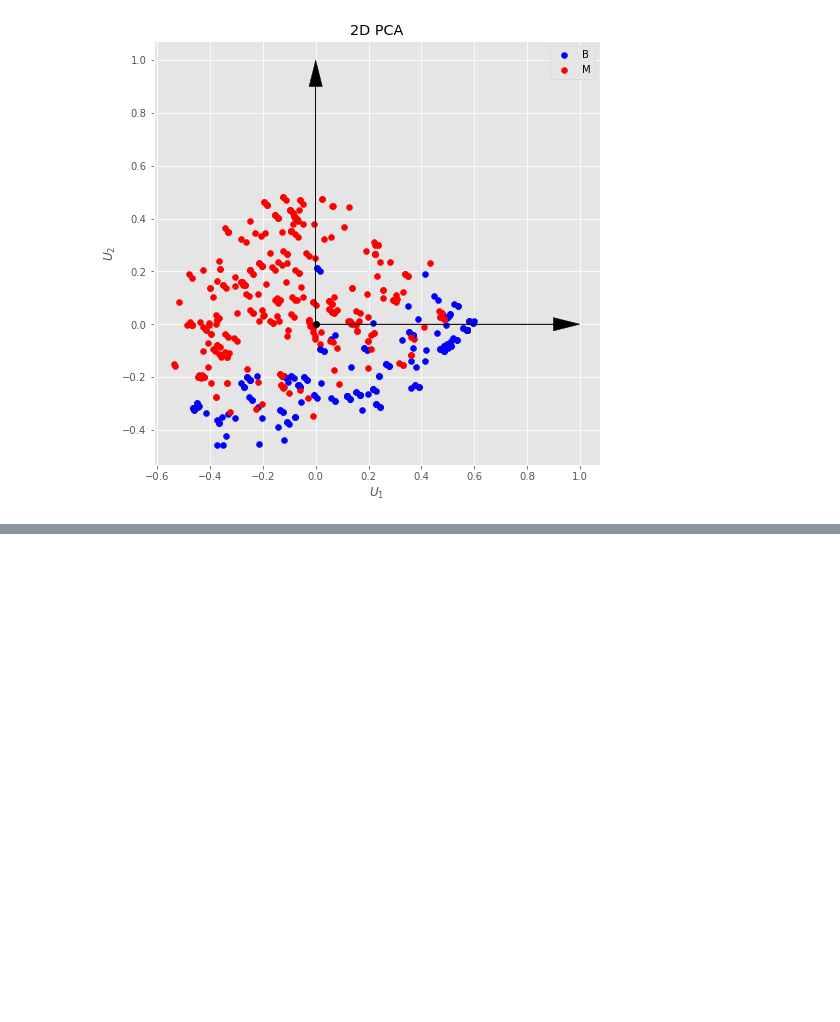
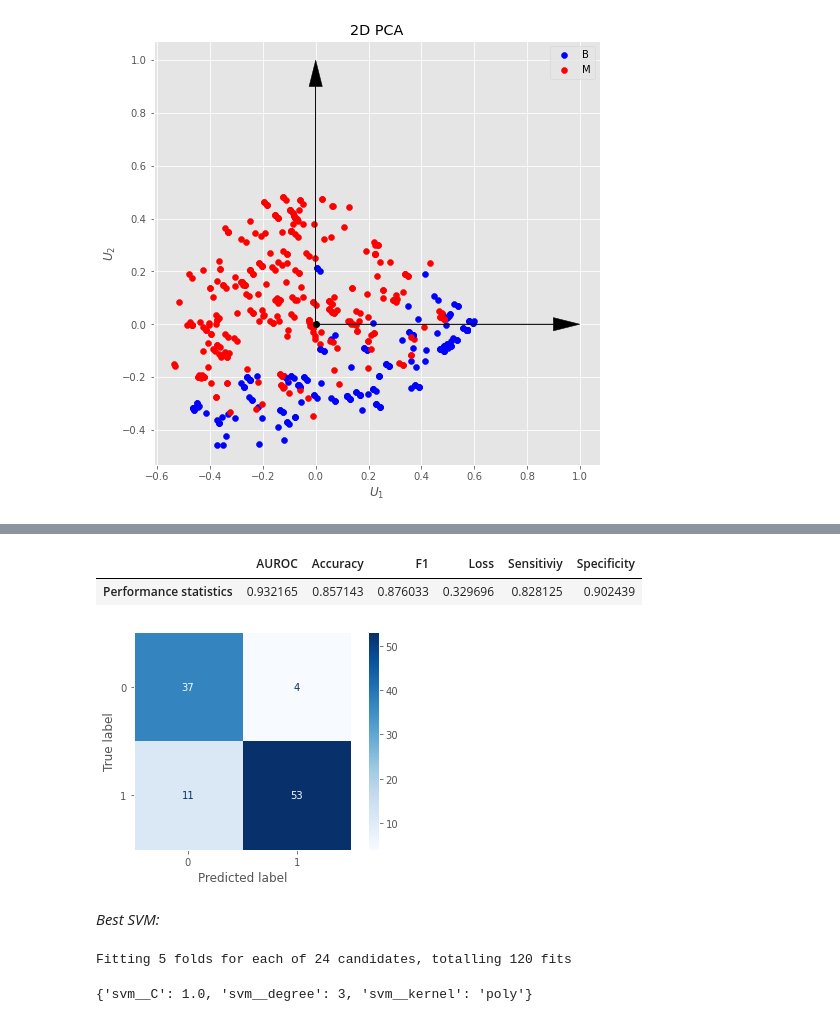
Before and after one commit to mlh-master/hw2_mlh-amit-yoel, a Jupyter notebook: HW2.ipynb, the cells around one changed output, grey strips where cells are left out. Saved outputs shown, nothing was run; the diff lists cells and outputs as text; code cells hidden in the pictures; blank space fills up the shorter version.

```diff
--- a/HW2.ipynb
+++ b/HW2.ipynb
@@ -493,0 +532,22 @@ print(np.argmax(norm_lambda>0.95))
+# %%
+C = 1/0.03 # Best coefficient
+lr_regul_pca = LogisticRegression(random_state=6, max_iter=2000, solver='lbfgs', C=C)
+lr_regul_pca.fit(X_train_pca, Y_train.ravel())
+print_stats(lr_regul_pca, x_test_pca, y_test)
+# %% [output]
+|  | AUROC | Accuracy | F1 | Loss | Sensitiviy | Specificity |
+| Performance statistics | 0.932165 | 0.857143 | 0.876033 | 0.329696 | 0.828125 | 0.902439 |
+[figure, added]
+# %% [markdown]
+*Best SVM:*
+# %%
+C = np.array([0.5,1,2,3])
+svm_pca = GridSearchCV(estimator=pipe, param_grid={'svm__C': C, 'svm__kernel': ['rbf', 'poly', 'linear'], 'svm__degree': [2, 3]},
+                   scoring=['accuracy','f1','precision','recall','roc_auc'], cv=skf,
+                   refit='roc_auc', verbose=1, return_train_score=True)
+svm_pca.fit(X_train_pca, Y_train.ravel())
+best_svm_pca = svm_pca.best_estimator_
+svm_pca.best_params_
+# %% [output]
+Fitting 5 folds for each of 24 candidates, totalling 120 fits
+{'svm__C': 1.0, 'svm__degree': 3, 'svm__kernel': 'poly'}
```
Also changed, not shown: parts of 47 cells of this notebook.
